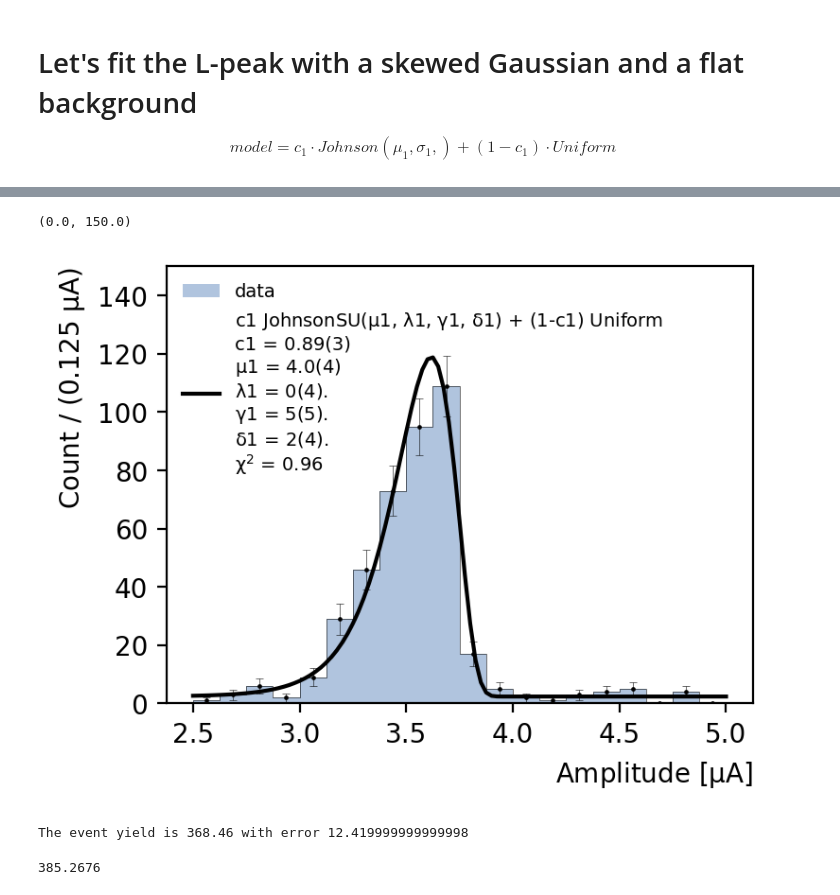
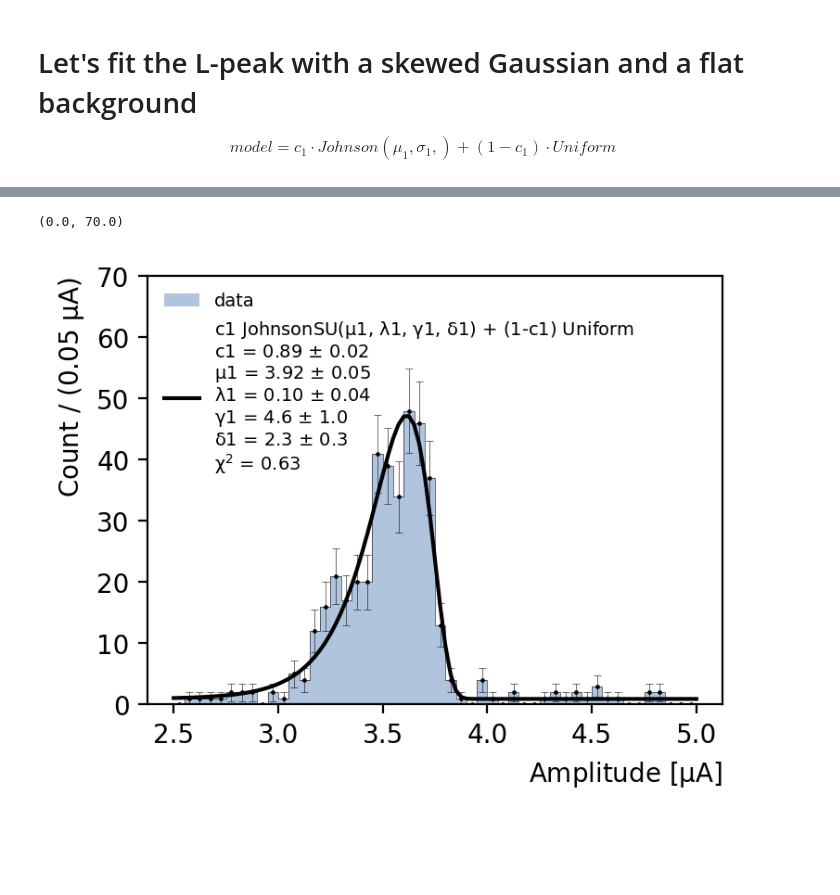
Before and after one commit to perry5334/CDMS, a Jupyter notebook: notebooks/CUTE/Ge71_Lines/Ge71_Activation_Lines.ipynb, the cells around one changed output, grey strips where cells are left out. Drawn from its saved outputs; the diff is of its cells as text; code cells hidden in the pictures; blank space fills up the shorter version.

Commit message:
Tweaking the binning of the L shell peak

```diff
--- a/notebooks/CUTE/Ge71_Lines/Ge71_Activation_Lines.ipynb
+++ b/notebooks/CUTE/Ge71_Lines/Ge71_Activation_Lines.ipynb
@@ -121,7 +121,7 @@ plt.ylabel("Count / (0.3 $\mathrm{\mu A}$)")
 Text(0, 1, 'Count / (0.3 $\\mathrm{\\mu A}$)')
 [figure]
 # %%
-L_peak_bins = np.linspace(2.5, 5, 21)
+L_peak_bins = np.linspace(2.5, 5, 51)
 K_peak_bins = np.linspace(22, 30, 41)
 L_peak_data = df_rqs['PTOFamps'][(df_rqs['PTOFamps'] >= 2.5e-6) & (df_rqs['PTOFamps'] <= 5e-6)] * 1e6
 K_peak_data = df_rqs['PTOFamps'][(df_rqs['PTOFamps'] >= 22e-6) & (df_rqs['PTOFamps'] <= 30e-6)] * 1e6
@@ -366,47 +356,37 @@ def johnson_flat(x, c1, mu1, lambda1, gamma1, delta1, xrange):
     return PDF
 # %%
 x = np.linspace(2.5, 5, 101)
-delta1 = 2.4
-gamma1 = 5.0
-lambda1 = 0.1
-mu1 = 3.95
-c1 = 0.885
+delta1 = 2.26
+gamma1 = 4.59
+lambda1 = 0.101
+mu1 = 3.926
+c1 = 0.889
 xrange = max(L_peak_bins) - min(L_peak_bins)
 
 PDF = np.array([johnson_flat(i, c1, mu1, lambda1, gamma1, delta1, xrange) for i in x])
 # %%
 plt.figure(figsize=(4,3), dpi=200)
 plt.hist(L_peak_data, bins=L_peak_bins, color = 'lightsteelblue', label = 'data')
 plt.hist(L_peak_data, bins=L_peak_bins, histtype='step', color = 'black', lw = 0.2)
 plt.xlabel(r"Amplitude [$\mathrm{\mu A}$]")
-plt.ylabel("Count / (0.125 $\mathrm{\mu A}$)")
+plt.ylabel("Count / (0.05 $\mathrm{\mu A}$)")
 
 
 plt.plot(x, PDF*len(L_peak_data)*np.diff(L_peak_bins)[0], color = 'black',
          label = r'c1 JohnsonSU($\mathrm{\mu 1}$, $\mathrm{\lambda1}$, $\mathrm{\gamma1}$, $\mathrm{\delta1}$) + (1-c1) Uniform' +
-                                    '\n' +r'c1 = 0.89(3)'
-                                    '\n' + r'$\mathrm{\mu1}$ = 4.0(4)'
-                                    '\n' + r'$\mathrm{\lambda1}$ = 0(4).'
-                                    '\n' + r'$\mathrm{\gamma1}$ = 5(5).'
-                                    '\n' + r'$\mathrm{\delta1}$ = 2(4).'
+                                    '\n' +r'c1 = 0.89 $\pm$ 0.02'
+                                    '\n' + r'$\mathrm{\mu1}$ = 3.92 $\pm$ 0.05'
+                                    '\n' + r'$\mathrm{\lambda1}$ = 0.10 $\pm$ 0.04'
+                                    '\n' + r'$\mathrm{\gamma1}$ = 4.6 $\pm$ 1.0'
+                                    '\n' + r'$\mathrm{\delta1}$ = 2.3 $\pm$ 0.3'
                                     '\n' + r'$\mathrm{\chi^2}$ = ' + f'{np.round(frame.chiSquare(), 2)}')
 
 plt.errorbar(bin_centers, counts, yerr = np.sqrt(counts), ls = "None", color='black', capsize = 1.5, elinewidth=0.2, capthick = 0.2)
 plt.scatter(bin_centers, counts, color = 'black', s = 0.5)
 
 plt.legend(fontsize = 7, loc = 'upper left')
 
-plt.ylim(0, 150)
+plt.ylim(0, 70)
 # %% [output]
-(0.0, 150.0)
+(0.0, 70.0)
-[figure, old version]
+[figure, new version]
-# %%
-event_yield = len(L_peak_data) * (0.89)
-print(f'The event yield is {event_yield} with error {event_yield * (0.03/0.89)}')
-# %% [output]
-The event yield is 368.46 with error 12.419999999999998
-# %%
-event_yield = len(L_peak_data[(L_peak_data > 2.7) & (L_peak_data < 3.9)])
-event_yield - (1 - 0.89) * 1.0 / xrange * len(L_peak_data)*np.diff(L_peak_bins)[0] * ( 3.9 - 2.7 )
-# %% [output]
-385.2676
```
Also changed, not shown: parts of 5 cells of this notebook, 1 other file.
